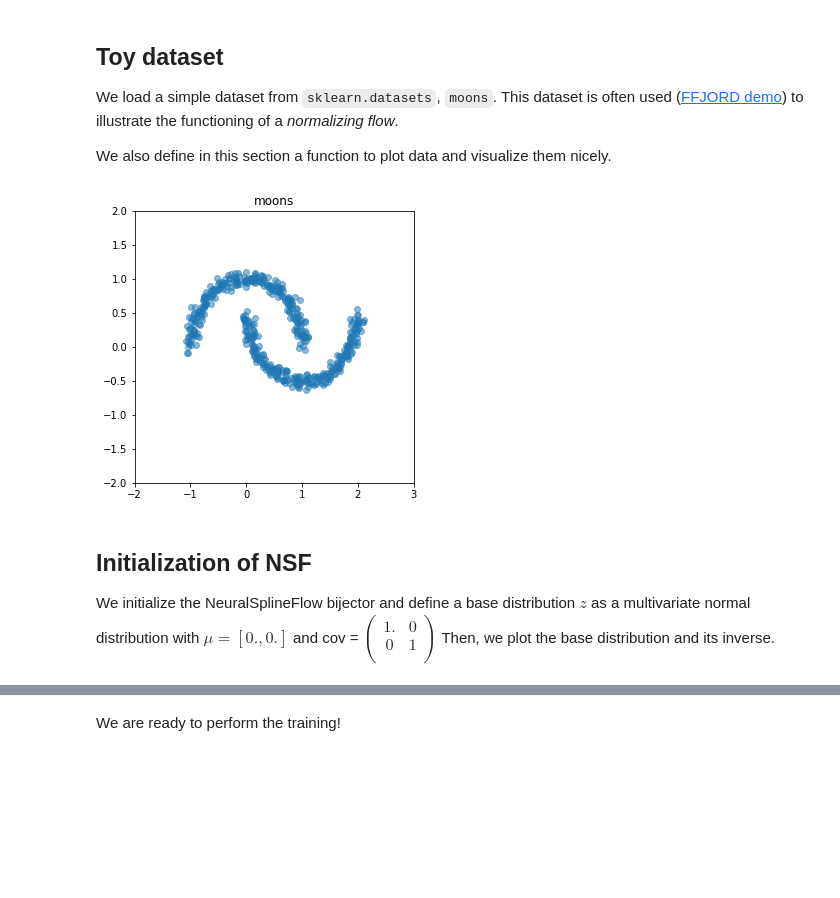
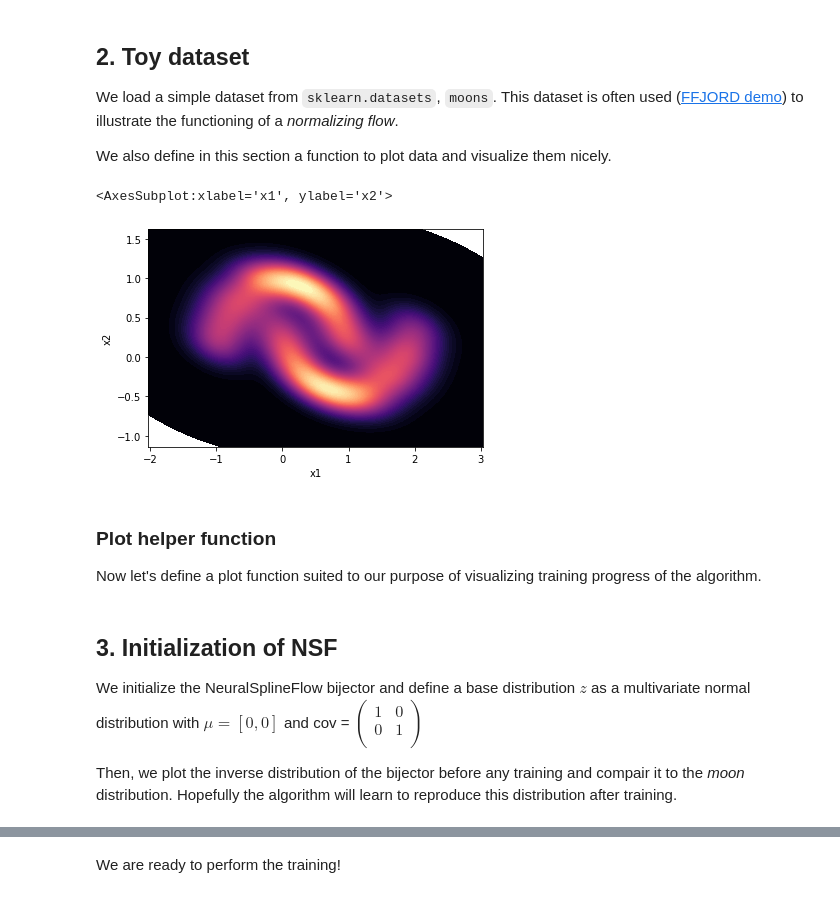
Before and after one commit to MarcoRiggirello/diglm, a Jupyter notebook: docs/source/notebooks/SpQR_nb.ipynb, the cells around one changed output, grey strips where cells are left out. Saved outputs shown, nothing was run; the diff lists cells and outputs as text; code cells hidden in the pictures; blank space fills up the shorter version.

```diff
--- a/docs/source/notebooks/SpQR_nb.ipynb
+++ b/docs/source/notebooks/SpQR_nb.ipynb
@@ -37,7 +47,7 @@ from tensorflow_probability import distributions as tfd
 
 from spqr import NeuralSplineFlow as NSF
 # %% [markdown]
-## Toy dataset
+## 2. Toy dataset
 
 We load a simple dataset from `sklearn.datasets`, `moons`. This dataset is often used ([FFJORD demo](https://www.tensorflow.org/probability/examples/FFJORD_Demo)) to illustrate the functioning of a *normalizing flow*.
 
@@ -45,30 +55,28 @@ We also define in this section a function to plot data and visualize them nicely
 # %%
 BATCH_SIZE = 256
 DATASET_SIZE = BATCH_SIZE * 2
 SAMPLE_SIZE = DATASET_SIZE
 
 # load the dataset
 moons = skd.make_moons(n_samples=DATASET_SIZE, noise=.06)[0]
 # transform the dataset to a `tf.data.Dataset` object for autobatching,
 # multiprocessing, speed up etc...
 moons_ds = tf.data.Dataset.from_tensor_slices(moons.astype(np.float32))
 moons_ds = moons_ds.prefetch(tf.data.experimental.AUTOTUNE)
 moons_ds = moons_ds.cache()
 moons_ds = moons_ds.batch(BATCH_SIZE)
 
-def plot(sample1, title, name, sample2=None):
-    x_s, y_s = np.squeeze(np.split(sample1, 2, axis=1))
-    fig, ax_s = plt.subplots(figsize=(5, 5))
+moons = pd.DataFrame(moons, columns=['x1', 'x2'])
 
-    ax_s.scatter(x_s, y_s, alpha=0.5)
-    if sample2 is not None:
-        x_s2, y_s2 = np.squeeze(np.split(sample2, 2, axis=1))
-        ax_s.scatter(x_s2, y_s2, alpha=0.5, color='orange')
-    ax_s.set(xlim=(-2, 3), ylim=(-2, 2))
-    ax_s.set_title(title)
-    plt.savefig(name)
-
-plot(moons, 'moons', "moons.jpeg")
-plt.show()
+# let's visualize the moons dataset. which our algorithm will
+# hopefully learn to reproduce
+sns.kdeplot(data=moons, x='x1', y='x2',
+            cmap='magma', fill=True,
+            thresh=0, levels=100)
 # %% [output]
+<AxesSubplot:xlabel='x1', ylabel='x2'>
-[figure, old version]
+[figure, new version]
+# %% [markdown]
+### Plot helper function
+
+Now let's define a plot function suited to our purpose of visualizing training progress of the algorithm.
@@ -75,14 +109,17 @@ plt.show()
 # %% [markdown]
-## Initialization of NSF
+## 3. Initialization of NSF
 
-We initialize the NeuralSplineFlow bijector and define a base distribution $z$ as a multivariate normal distribution with $\mu = [0., 0.]$ and cov =
+We initialize the NeuralSplineFlow bijector and define a base distribution $z$ as a multivariate normal distribution with $\mu = [0, 0]$ and cov =
 $
 \begin{pmatrix}
-1. & 0 \\
+1 & 0 \\
 0 & 1 \\
 \end{pmatrix}
 $
-Then, we plot the base distribution and its inverse.
+
+
+Then, we plot the inverse distribution of the bijector before any training and compair it to the *moon* distribution.
+Hopefully the algorithm will learn to reproduce this distribution after training.
 # %%
 neural_spline_flow = NSF(splits=2) # with 2 features 2 splits is enough
 
```
Also changed, not shown: parts of 14 cells of this notebook, 1 other file.
